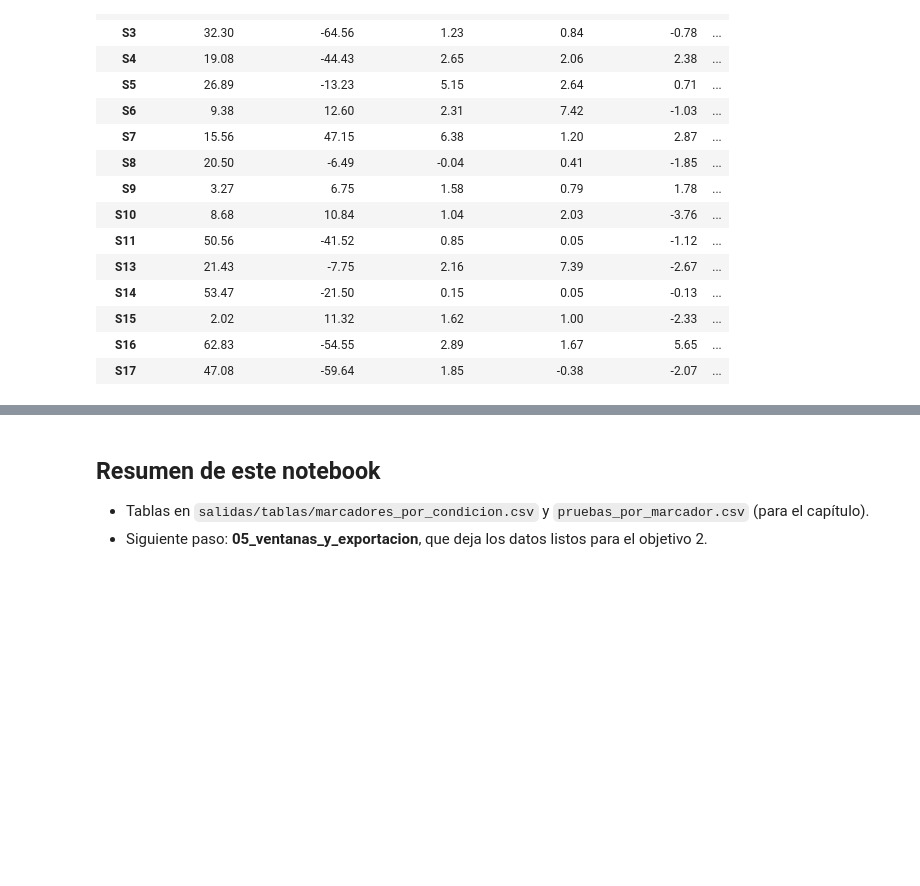
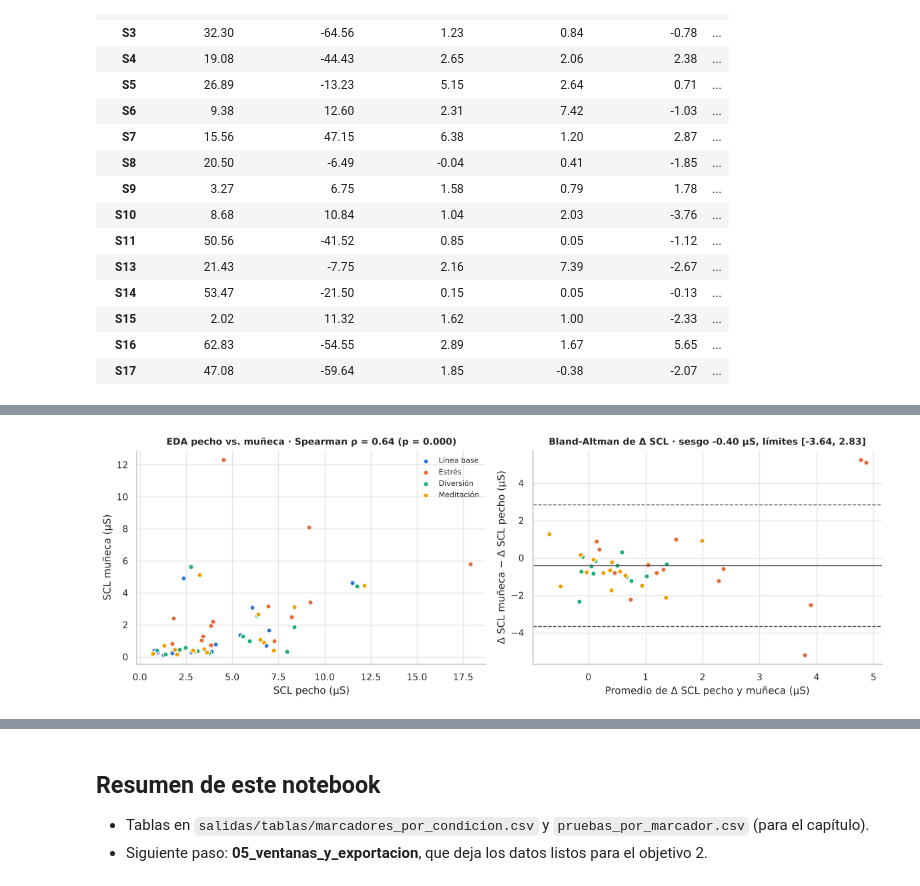
Before and after one commit to bermudez05/Identificacion_multimodal_patrones_de_estres_WESAD, a Jupyter notebook: pipeline_capitulo1/04_marcadores_y_variabilidad.ipynb, the cells around one changed output, grey strips where cells are left out. Drawn from its saved outputs; the diff is of its cells as text; code cells hidden in the pictures; blank space fills up the shorter version.

```diff
--- a/pipeline_capitulo1/04_marcadores_y_variabilidad.ipynb
+++ b/pipeline_capitulo1/04_marcadores_y_variabilidad.ipynb
@@ -242,3 +211,32 @@ fig.tight_layout(); gr.savefig(fig, "04_concordancia_sensores"); plt.show()
+# %%
+from scipy.stats import spearmanr
+eda = markers[markers.marcador == "SCL"].pivot_table(index=["sujeto", "condicion"], columns="señal", values="valor").dropna()
+rho, p_rho = spearmanr(eda["chest_EDA"], eda["wrist_EDA"])
+# cambios respecto a la línea base de cada sujeto (sin la propia línea base)
+base = eda.xs("baseline", level="condicion")
+d_eda = (eda - base.reindex(eda.index.get_level_values("sujeto")).values).drop(index="baseline", level="condicion")
+ba = estadistica.bland_altman(d_eda["wrist_EDA"], d_eda["chest_EDA"])
+
+fig, axes = plt.subplots(1, 2, figsize=(12, 4.2))
+conds = eda.index.get_level_values("condicion")
+for c in cfg.COND_ORDER:
+    m = conds == c
+    axes[0].scatter(eda["chest_EDA"][m], eda["wrist_EDA"][m], color=gr.COND_COLORS[c], s=28, label=gr.COND_ES[c], edgecolor="white")
+axes[0].set_xlabel("SCL pecho (µS)"); axes[0].set_ylabel("SCL muñeca (µS)")
+axes[0].set_title(f"EDA pecho vs. muñeca · Spearman ρ = {rho:.2f} (p = {p_rho:.3f})")
+axes[0].legend(frameon=False, fontsize=8)
+mean_ = (d_eda["wrist_EDA"] + d_eda["chest_EDA"]) / 2; diff_ = d_eda["wrist_EDA"] - d_eda["chest_EDA"]
+conds = d_eda.index.get_level_values("condicion")
+for c in cfg.COND_ORDER[1:]:
+    m = conds == c
+    axes[1].scatter(mean_[m], diff_[m], color=gr.COND_COLORS[c], s=28, edgecolor="white")
+for v, ls in ((ba["sesgo"], "-"), (ba["lim_inf"], "--"), (ba["lim_sup"], "--")):
+    axes[1].axhline(v, color="#52514e", lw=1, ls=ls)
+axes[1].set_xlabel("Promedio de Δ SCL pecho y muñeca (µS)"); axes[1].set_ylabel("Δ SCL muñeca − Δ SCL pecho (µS)")
+axes[1].set_title(f"Bland-Altman de Δ SCL · sesgo {ba['sesgo']:.2f} µS, límites [{ba['lim_inf']:.2f}, {ba['lim_sup']:.2f}]")
+fig.tight_layout(); gr.savefig(fig, "04_concordancia_sensores"); plt.show()
+# %% [output]
+[figure, added]
 # %% [markdown]
 ## 📌 Qué encontramos con los datos reales
 **Marcadores que separan el estrés de la línea base y de la diversión** (efecto grande y p < 0.05 con Holm en ambas comparaciones):
```
Also changed, not shown: parts of 11 cells of this notebook, 38 other files.
